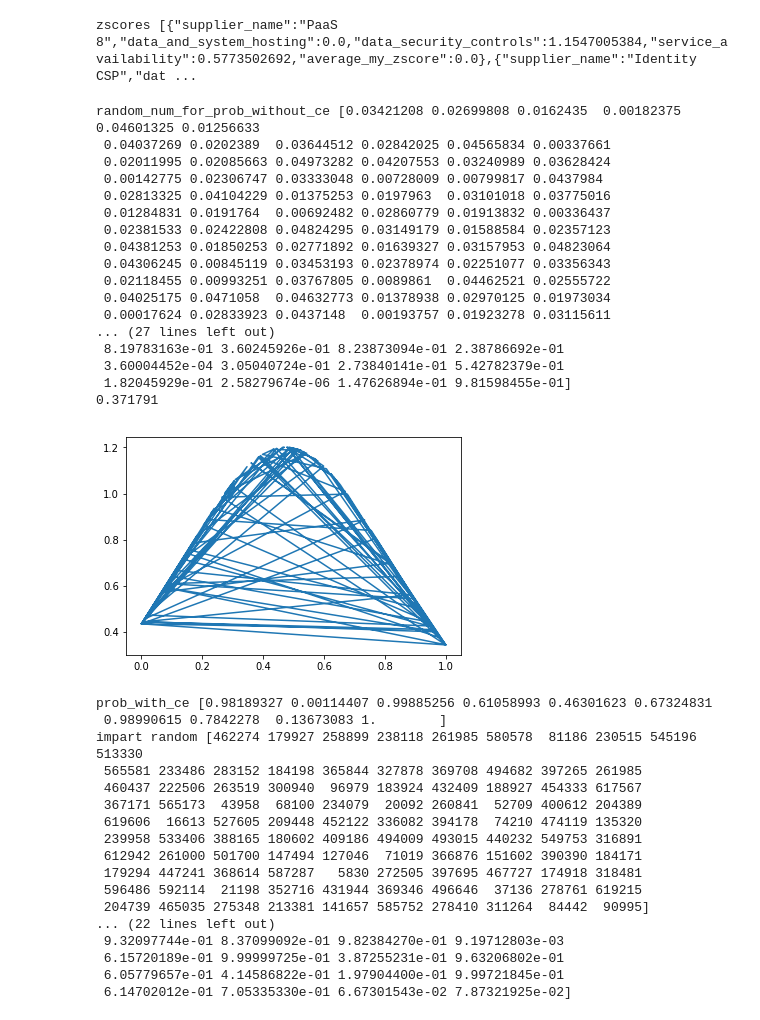
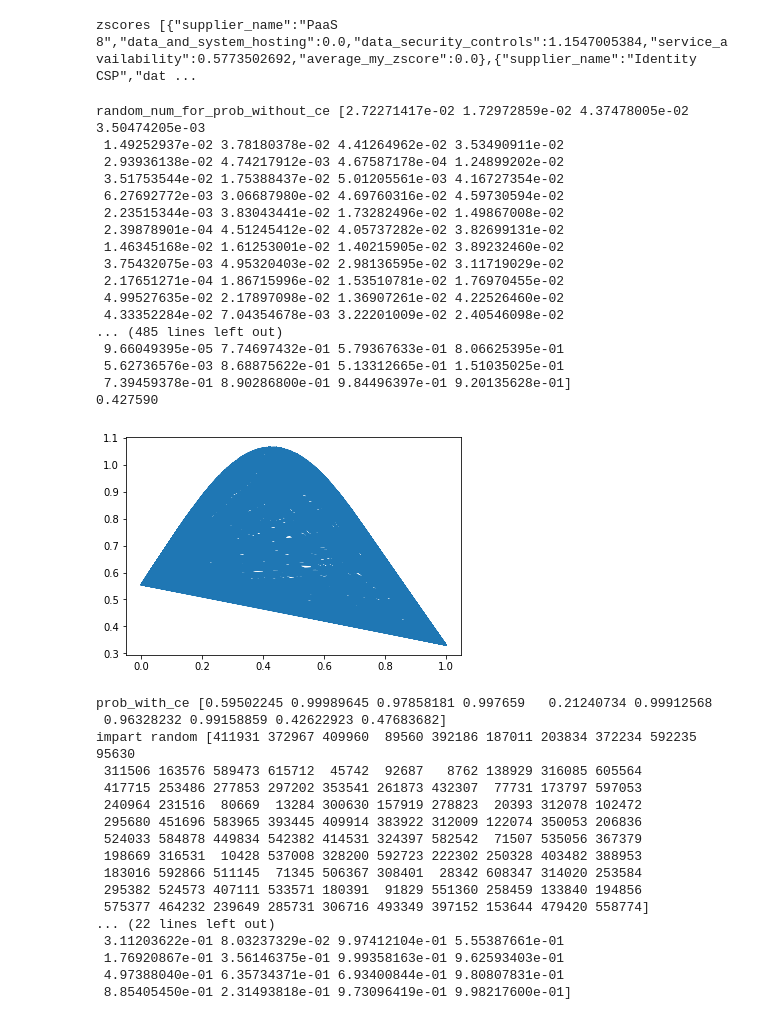
Before and after one commit to mankind/jupyter-notebooks, a Jupyter notebook: python-3.ipynb, the cells around one changed output. Drawn from its saved outputs; the diff is of its cells as text; code cells hidden in the pictures.

```diff
--- a/python-3.ipynb
+++ b/python-3.ipynb
@@ -43,7 +43,7 @@ import random
 import matplotlib.pyplot as plt
 from scipy.stats import norm
 
-random_num_for_prob_without_ce = np.random.uniform(low=0, high=0.05, size=100)
+random_num_for_prob_without_ce = np.random.uniform(low=0, high=0.05, size=1000)
 print ('random_num_for_prob_without_ce' + ' ' + str(random_num_for_prob_without_ce) )
 
 #prob_without_ce from expert 1
@@ -59,11 +59,11 @@ beta = 6*((max - d)/(max - min))
 location = min
 scale = max - min
 
-prob_without_ce = scipy.stats.beta.cdf(random_values, alpha,beta,location, scale)
+prob_without_ce = scipy.stats.beta.cdf(random_num_for_prob_without_ce, alpha,beta,location, scale)
 print ('prob_without_ce' + ' ' + str(prob_without_ce))
 mean = np.median(prob_without_ce)
 std_dev = np.std(prob_without_ce)
-print (format(m, '.6f'))
+print (format(mean, '.6f'))
 
 plt.plot(prob_without_ce, norm.pdf(prob_without_ce, mean, std_dev))
 plt.show()
@@ -78,65 +78,65 @@ dd = (minn + 4*modee + maxx)/6
 alphaa = 6*((dd - minn)/(maxx - minn))
 betaa = 6*((maxx - dd)/(maxx - minn))
 
 locationa = minn
 scalea = maxx - minn
 
 prob_with_ce = scipy.stats.beta.cdf(random_num_for_prob_with_ce, alphaa,betaa,locationa, scalea)
 print ('prob_with_ce' + ' ' + str(prob_with_ce))
 
 #impact from expert 1
 impact_random_numbers = np.random.randint(low=5000, high=625000, size=100)
 #impact_random_numbers = np.random.randint(5000, 625000, size=100)
 
 print ('impart random' + ' ' + str(impact_random_numbers) )
 mini = 5000
 modi = 215000
 maxi = 625000
 
 dm = (mini + 4*modi + maxi)/6
 print ("impact intermediate"  + ' ' + str(dm) )
 alpham = 6*((dm - mini)/(maxi - mini))
 betam = 6*((maxi - dm)/(maxi - mini))
 
 locationi = mini
 scali = maxi - mini
 
 impact = scipy.stats.beta.cdf(impact_random_numbers, alpham, betam, locationi, scali)
 
 print ('impact pert' + ' ' + str(impact))
 # %% [output]
-random_num_for_prob_without_ce [0.03421208 0.02699808 0.0162435  0.00182375 0.04601325 0.01256633
- 0.04037269 0.0202389  0.03644512 0.02842025 0.04565834 0.00337661
- 0.02011995 0.02085663 0.04973282 0.04207553 0.03240989 0.03628424
- 0.00142775 0.02306747 0.03333048 0.00728009 0.00799817 0.0437984
- 0.02813325 0.04104229 0.01375253 0.0197963  0.03101018 0.03775016
- 0.01284831 0.0191764  0.00692482 0.02860779 0.01913832 0.00336437
- 0.02381533 0.02422808 0.04824295 0.03149179 0.01588584 0.02357123
- 0.04381253 0.01850253 0.02771892 0.01639327 0.03157953 0.04823064
- 0.04306245 0.00845119 0.03453193 0.02378974 0.02251077 0.03356343
- 0.02118455 0.00993251 0.03767805 0.0089861  0.04462521 0.02555722
- 0.04025175 0.0471058  0.04632773 0.01378938 0.02970125 0.01973034
- 0.00017624 0.02833923 0.0437148  0.00193757 0.01923278 0.03115611
-... (27 lines left out)
- 8.19783163e-01 3.60245926e-01 8.23873094e-01 2.38786692e-01
- 3.60004452e-04 3.05040724e-01 2.73840141e-01 5.42782379e-01
- 1.82045929e-01 2.58279674e-06 1.47626894e-01 9.81598455e-01]
-0.371791
+random_num_for_prob_without_ce [2.72271417e-02 1.72972859e-02 4.37478005e-02 3.50474205e-03
+ 1.49252937e-02 3.78180378e-02 4.41264962e-02 3.53490911e-02
+ 2.93936138e-02 4.74217912e-03 4.67587178e-04 1.24899202e-02
+ 3.51753544e-02 1.75388437e-02 5.01205561e-03 4.16727354e-02
+ 6.27692772e-03 3.06687980e-02 4.69760316e-02 4.59730594e-02
+ 2.23515344e-03 3.83043441e-02 1.73282496e-02 1.49867008e-02
+ 2.39878901e-04 4.51245412e-02 4.05737282e-02 3.82699131e-02
+ 1.46345168e-02 1.61253001e-02 1.40215905e-02 3.89232460e-02
+ 3.75432075e-03 4.95320403e-02 2.98136595e-02 3.11719029e-02
+ 2.17651271e-04 1.86715996e-02 1.53510781e-02 1.76970455e-02
+ 4.99527635e-02 2.17897098e-02 1.36907261e-02 4.22526460e-02
+ 4.33352284e-02 7.04354678e-03 3.22201009e-02 2.40546098e-02
+... (485 lines left out)
+ 9.66049395e-05 7.74697432e-01 5.79367633e-01 8.06625395e-01
+ 5.62736576e-03 8.68875622e-01 5.13312665e-01 1.51035025e-01
+ 7.39459378e-01 8.90286800e-01 9.84496397e-01 9.20135628e-01]
+0.427590
-[figure, old version]
+[figure, new version]
-prob_with_ce [0.98189327 0.00114407 0.99885256 0.61058993 0.46301623 0.67324831
- 0.98990615 0.7842278  0.13673083 1.        ]
-impart random [462274 179927 258899 238118 261985 580578  81186 230515 545196 513330
- 565581 233486 283152 184198 365844 327878 369708 494682 397265 261985
- 460437 222506 263519 300940  96979 183924 432409 188927 454333 617567
- 367171 565173  43958  68100 234079  20092 260841  52709 400612 204389
- 619606  16613 527605 209448 452122 336082 394178  74210 474119 135320
- 239958 533406 388165 180602 409186 494009 493015 440232 549753 316891
- 612942 261000 501700 147494 127046  71019 366876 151602 390390 184171
- 179294 447241 368614 587287   5830 272505 397695 467727 174918 318481
- 596486 592114  21198 352716 431944 369346 496646  37136 278761 619215
- 204739 465035 275348 213381 141657 585752 278410 311264  84442  90995]
+prob_with_ce [0.59502245 0.99989645 0.97858181 0.997659   0.21240734 0.99912568
+ 0.96328232 0.99158859 0.42622923 0.47683682]
+impart random [411931 372967 409960  89560 392186 187011 203834 372234 592235  95630
+ 311506 163576 589473 615712  45742  92687   8762 138929 316085 605564
+ 417715 253486 277853 297202 353541 261873 432307  77731 173797 597053
+ 240964 231516  80669  13284 300630 157919 278823  20393 312078 102472
+ 295680 451696 583965 393445 409914 383922 312009 122074 350053 206836
+ 524033 584878 449834 542382 414531 324397 582542  71507 535056 367379
+ 198669 316531  10428 537008 328200 592723 222302 250328 403482 388953
+ 183016 592866 511145  71345 506367 308401  28342 608347 314020 253584
+ 295382 524573 407111 533571 180391  91829 551360 258459 133840 194856
+ 575377 464232 239649 285731 306716 493349 397152 153644 479420 558774]
 ... (22 lines left out)
- 9.32097744e-01 8.37099092e-01 9.82384270e-01 9.19712803e-03
- 6.15720189e-01 9.99999725e-01 3.87255231e-01 9.63206802e-01
- 6.05779657e-01 4.14586822e-01 1.97904400e-01 9.99721845e-01
- 6.14702012e-01 7.05335330e-01 6.67301543e-02 7.87321925e-02]
+ 3.11203622e-01 8.03237329e-02 9.97412104e-01 5.55387661e-01
+ 1.76920867e-01 3.56146375e-01 9.99358163e-01 9.62593403e-01
+ 4.97388040e-01 6.35734371e-01 6.93400844e-01 9.80807831e-01
+ 8.85405450e-01 2.31493818e-01 9.73096419e-01 9.98217600e-01]
```
